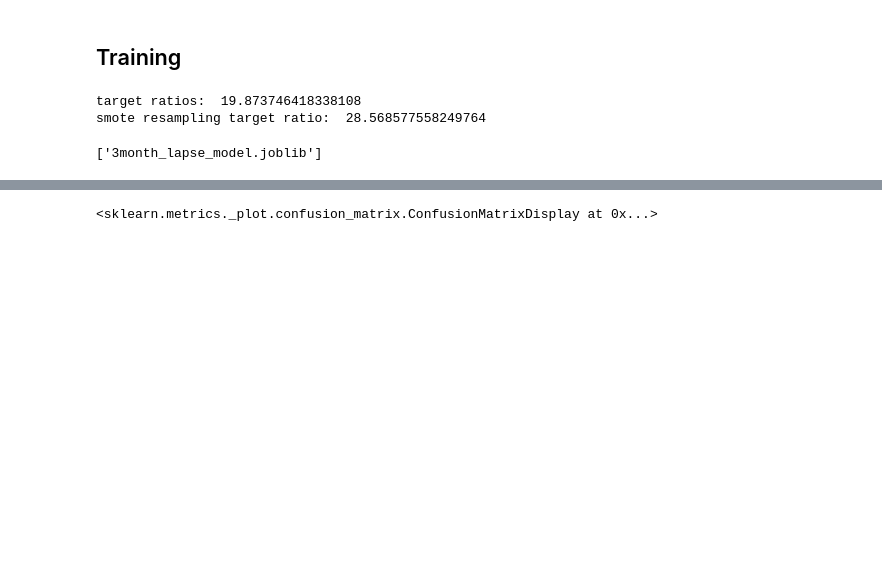
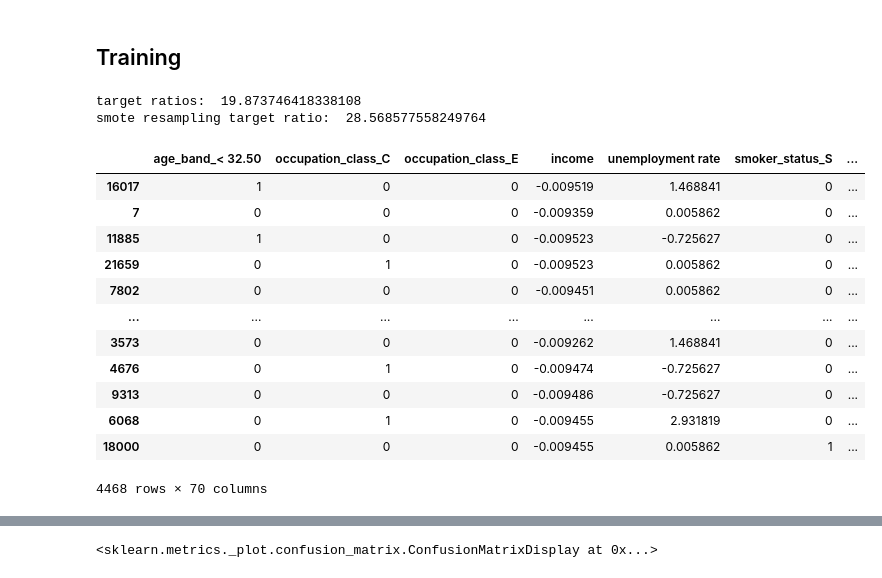
Before and after one commit to Christine-H-code/LapseRate_modeling, a Jupyter notebook: At_Inception_Models.ipynb, the cells around one changed output, grey strips where cells are left out. Cells and saved outputs as stored; diff of their text form; code cells hidden in the pictures; blank space fills up the shorter version.

```diff
--- a/At_Inception_Models.ipynb
+++ b/At_Inception_Models.ipynb
@@ -226,7 +226,19 @@ min_samples_leaf=rand_search.best_params_['min_samples_leaf']
  #{'learning_rate': 1, 'max_depth': 4, 'min_samples_leaf': 1385, 'n_estimators': 241} 0.6381045715849234 for b=2 and recall
 
 xgbc = GradientBoostingClassifier(n_estimators = n_estimators,learning_rate=learning_rate,max_depth=max_depth, min_samples_leaf=min_samples_leaf, random_state=42)
-# %%
-joblib.dump(xgbc, '3month_lapse_model.joblib')
-# %% [output]
-['3month_lapse_model.joblib']
+# %%
+x_test
+# %% [output]
+|  | age_band_< 32.50 | occupation_class_C | occupation_class_E | income | unemployment rate | smoker_status_S | ... |
+| 16017 | 1 | 0 | 0 | -0.009519 | 1.468841 | 0 | ... |
+| 7 | 0 | 0 | 0 | -0.009359 | 0.005862 | 0 | ... |
+| 11885 | 1 | 0 | 0 | -0.009523 | -0.725627 | 0 | ... |
+| 21659 | 0 | 1 | 0 | -0.009523 | 0.005862 | 0 | ... |
+| 7802 | 0 | 0 | 0 | -0.009451 | 0.005862 | 0 | ... |
+| ... | ... | ... | ... | ... | ... | ... | ... |
+| 3573 | 0 | 0 | 0 | -0.009262 | 1.468841 | 0 | ... |
+| 4676 | 0 | 1 | 0 | -0.009474 | -0.725627 | 0 | ... |
+| 9313 | 0 | 0 | 0 | -0.009486 | -0.725627 | 0 | ... |
+| 6068 | 0 | 1 | 0 | -0.009455 | 2.931819 | 0 | ... |
+| 18000 | 0 | 0 | 0 | -0.009455 | 0.005862 | 1 | ... |
+4468 rows × 70 columns
```
Also changed, not shown: parts of 11 cells of this notebook, 1 other file.
